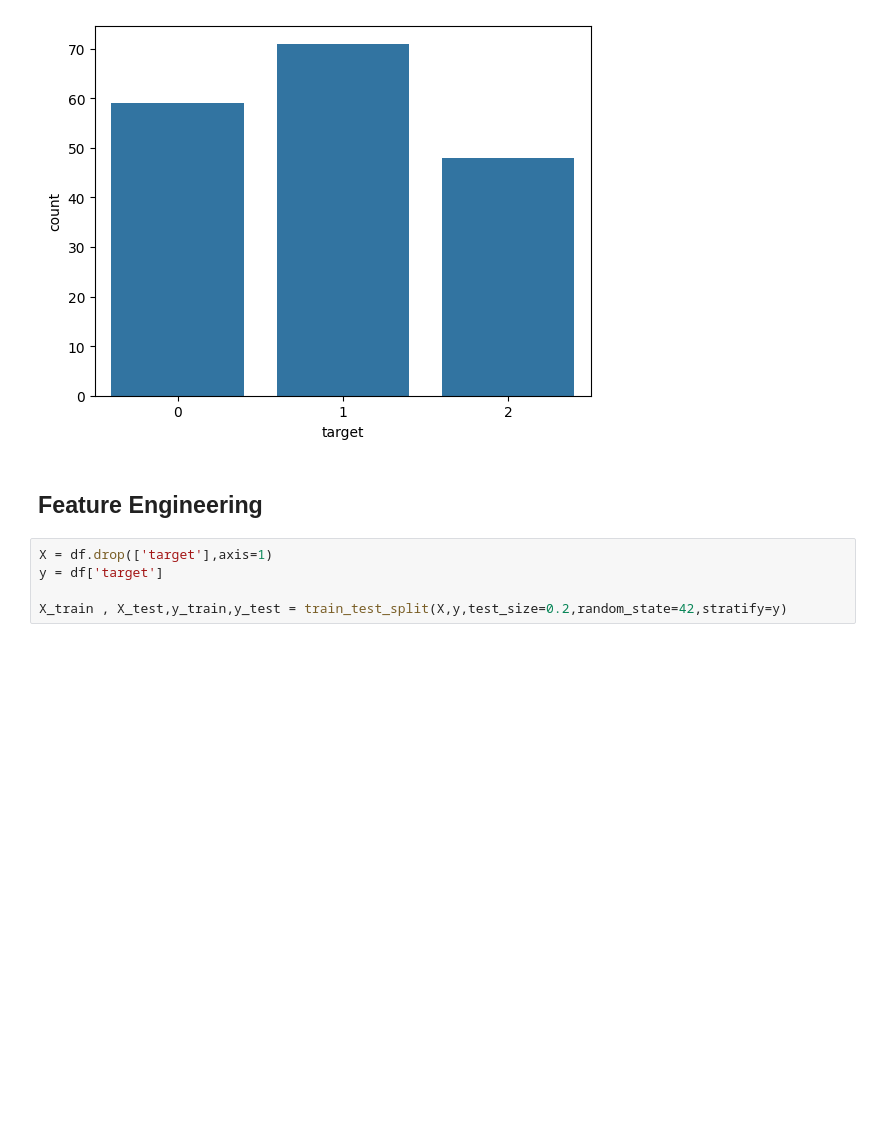
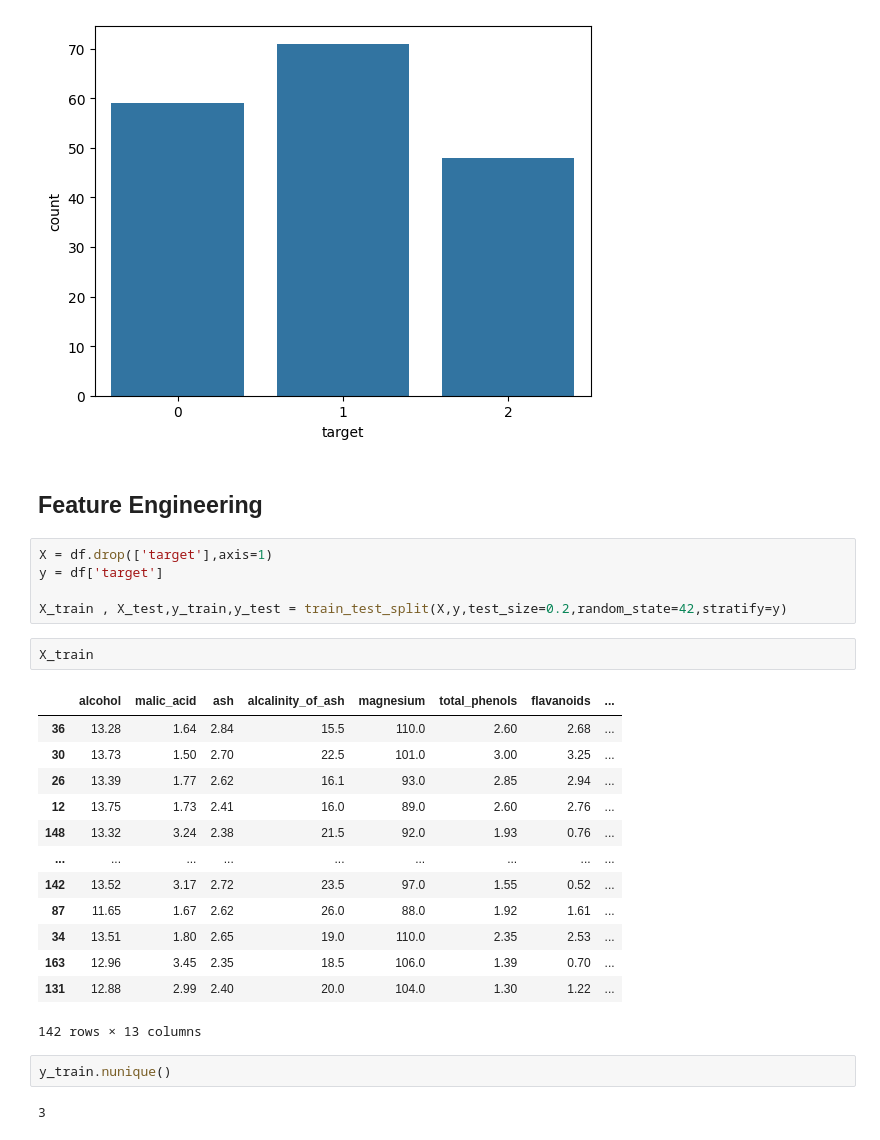
Before and after one commit to AlgoAbrar/Phitron_Ai_ML, a Jupyter notebook: Month_02_Machine_Learning/Module_16/K_Nearest_Neighbor.ipynb, the cells around one changed output. Drawn from its saved outputs; the diff is of its cells as text; blank space fills up the shorter version.

```diff
--- a/Month_02_Machine_Learning/Module_16/K_Nearest_Neighbor.ipynb
+++ b/Month_02_Machine_Learning/Module_16/K_Nearest_Neighbor.ipynb
@@ -79,3 +79,23 @@ X = df.drop(['target'],axis=1)
 y = df['target']
 
 X_train , X_test,y_train,y_test = train_test_split(X,y,test_size=0.2,random_state=42,stratify=y)
+# %%
+X_train
+# %% [output]
+|  | alcohol | malic_acid | ash | alcalinity_of_ash | magnesium | total_phenols | flavanoids | ... |
+| 36 | 13.28 | 1.64 | 2.84 | 15.5 | 110.0 | 2.60 | 2.68 | ... |
+| 30 | 13.73 | 1.50 | 2.70 | 22.5 | 101.0 | 3.00 | 3.25 | ... |
+| 26 | 13.39 | 1.77 | 2.62 | 16.1 | 93.0 | 2.85 | 2.94 | ... |
+| 12 | 13.75 | 1.73 | 2.41 | 16.0 | 89.0 | 2.60 | 2.76 | ... |
+| 148 | 13.32 | 3.24 | 2.38 | 21.5 | 92.0 | 1.93 | 0.76 | ... |
+| ... | ... | ... | ... | ... | ... | ... | ... | ... |
+| 142 | 13.52 | 3.17 | 2.72 | 23.5 | 97.0 | 1.55 | 0.52 | ... |
+| 87 | 11.65 | 1.67 | 2.62 | 26.0 | 88.0 | 1.92 | 1.61 | ... |
+| 34 | 13.51 | 1.80 | 2.65 | 19.0 | 110.0 | 2.35 | 2.53 | ... |
+| 163 | 12.96 | 3.45 | 2.35 | 18.5 | 106.0 | 1.39 | 0.70 | ... |
+| 131 | 12.88 | 2.99 | 2.40 | 20.0 | 104.0 | 1.30 | 1.22 | ... |
+142 rows × 13 columns
+# %%
+y_train.nunique()
+# %% [output]
+3
```
Also changed, not shown: parts of 11 cells of this notebook.
